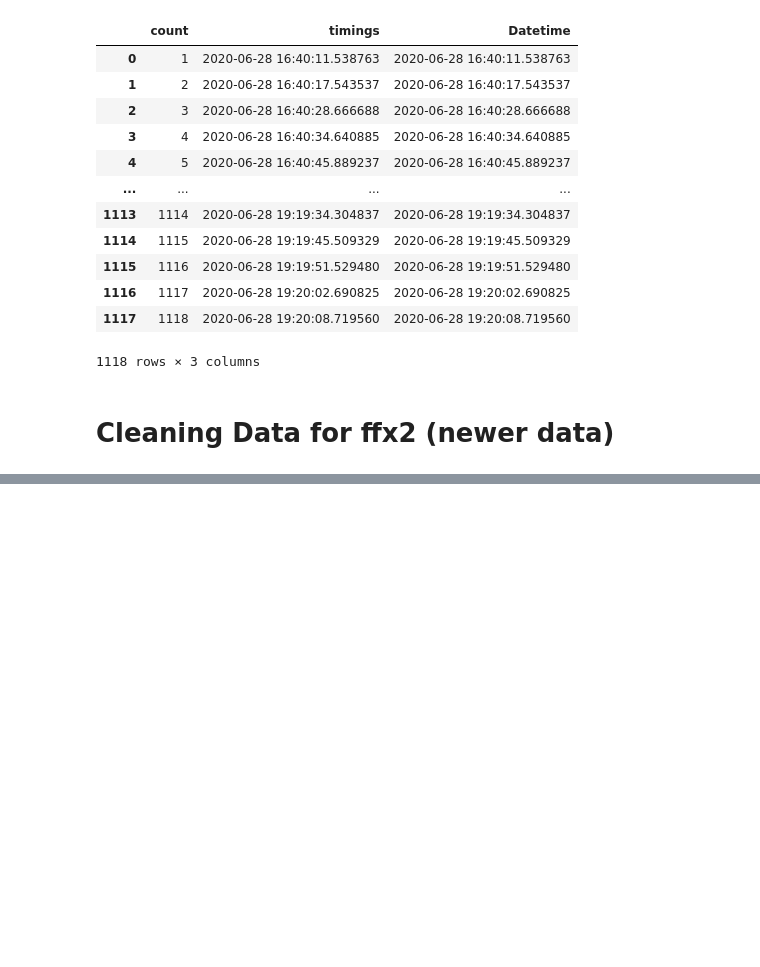
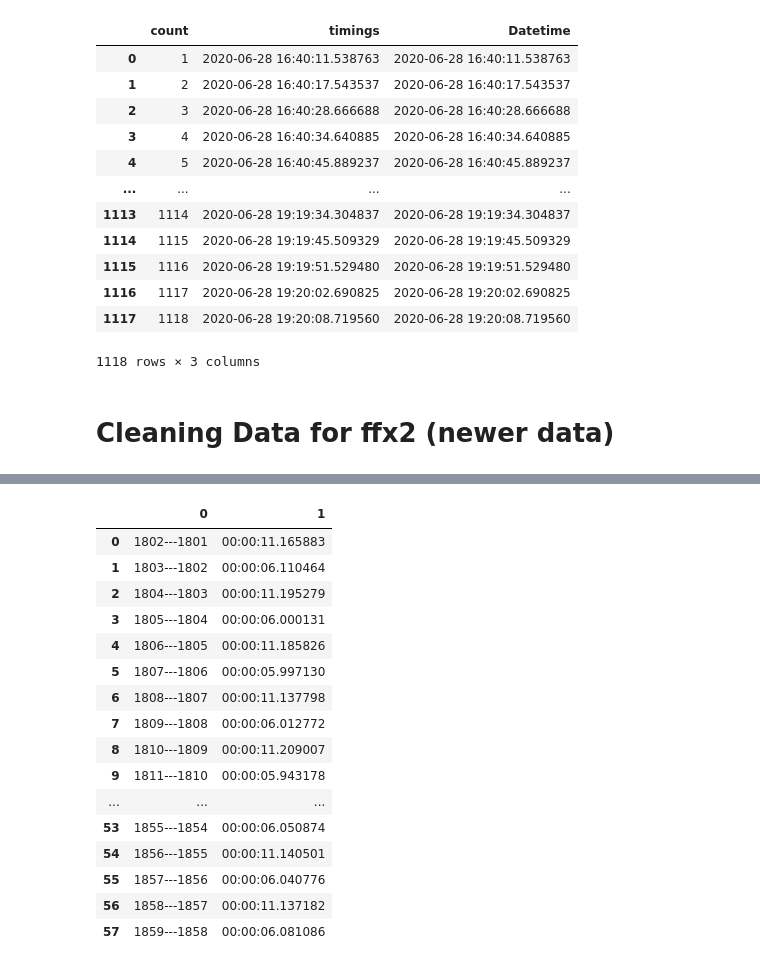
Before and after one commit to aj112358/FFX-Computer-Vision, a Jupyter notebook: FFX_Analysis.ipynb, the cells around one changed output, grey strips where cells are left out. Saved outputs shown, nothing was run; the diff lists cells and outputs as text; code cells hidden in the pictures; blank space fills up the shorter version.

```diff
--- a/FFX_Analysis.ipynb
+++ b/FFX_Analysis.ipynb
@@ -287,0 +405,22 @@ ffx_cleaned
+# %%
+bad_time_diff2 = pd.DataFrame([(f'{ffx2["count"][i+1]}---{ffx2["count"][i]}', ffx2["Datetime"][i+1]-ffx2["Datetime"][i]) for i in range(1800,1858)])
+# %%
+bad_time_diff2
+# %% [output]
+|  | 0 | 1 |
+| 0 | 1802---1801 | 00:00:11.165883 |
+| 1 | 1803---1802 | 00:00:06.110464 |
+| 2 | 1804---1803 | 00:00:11.195279 |
+| 3 | 1805---1804 | 00:00:06.000131 |
+| 4 | 1806---1805 | 00:00:11.185826 |
+| 5 | 1807---1806 | 00:00:05.997130 |
+| 6 | 1808---1807 | 00:00:11.137798 |
+| 7 | 1809---1808 | 00:00:06.012772 |
+| 8 | 1810---1809 | 00:00:11.209007 |
+| 9 | 1811---1810 | 00:00:05.943178 |
+| ... | ... | ... |
+| 53 | 1855---1854 | 00:00:06.050874 |
+| 54 | 1856---1855 | 00:00:11.140501 |
+| 55 | 1857---1856 | 00:00:06.040776 |
+| 56 | 1858---1857 | 00:00:11.137182 |
+| 57 | 1859---1858 | 00:00:06.081086 |
```
Also changed, not shown: parts of 29 cells of this notebook.
